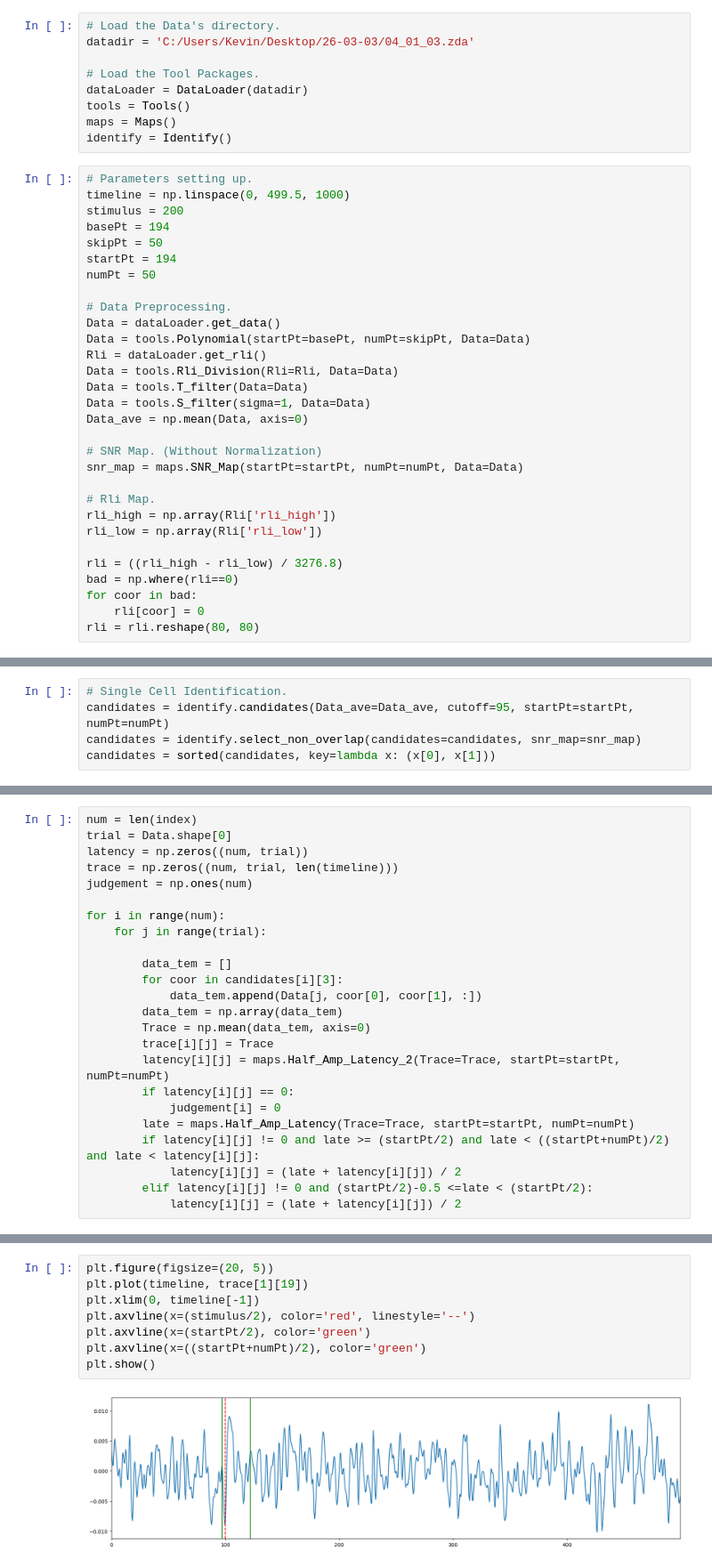
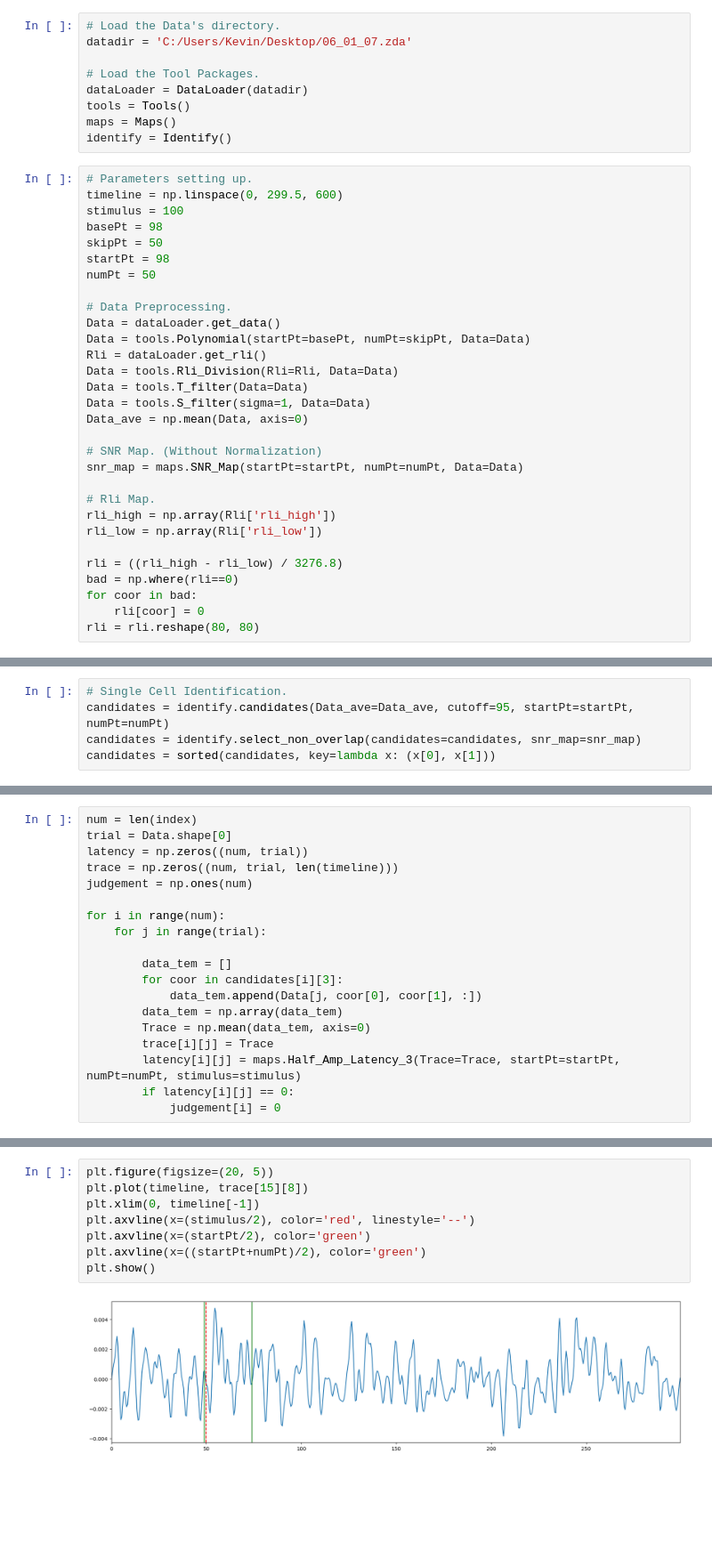
Before and after one commit to TianchengXu0420/ZDA_Adventure, a Jupyter notebook: 3x3Area_3.ipynb, the cells around one changed output, grey strips where cells are left out. Shown at 89% size. Drawn from its saved outputs; the diff is of its cells as text; blank space fills up the shorter version.

```diff
--- a/3x3Area_3.ipynb
+++ b/3x3Area_3.ipynb
@@ -12,7 +12,7 @@ from scipy.spatial.distance import cdist
 from scipy.signal import detrend
 # %%
 # Load the Data's directory.
-datadir = 'C:/Users/Kevin/Desktop/26-03-03/04_01_03.zda'
+datadir = 'C:/Users/Kevin/Desktop/06_01_07.zda'
 
 # Load the Tool Packages.
 dataLoader = DataLoader(datadir)
@@ -21,11 +21,11 @@ maps = Maps()
 identify = Identify()
 # %%
 # Parameters setting up.
-timeline = np.linspace(0, 499.5, 1000)
-stimulus = 200
-basePt = 194
+timeline = np.linspace(0, 299.5, 600)
+stimulus = 100
+basePt = 98
 skipPt = 50
-startPt = 194
+startPt = 98
 numPt = 50
 
 # Data Preprocessing.
@@ -153,14 +153,9 @@ for i in range(num):
         data_tem = np.array(data_tem)
         Trace = np.mean(data_tem, axis=0)
         trace[i][j] = Trace
-        latency[i][j] = maps.Half_Amp_Latency_2(Trace=Trace, startPt=startPt, numPt=numPt)
+        latency[i][j] = maps.Half_Amp_Latency_3(Trace=Trace, startPt=startPt, numPt=numPt, stimulus=stimulus)
         if latency[i][j] == 0:
             judgement[i] = 0
-        late = maps.Half_Amp_Latency(Trace=Trace, startPt=startPt, numPt=numPt)
-        if latency[i][j] != 0 and late >= (startPt/2) and late < ((startPt+numPt)/2) and late < latency[i][j]:
-            latency[i][j] = (late + latency[i][j]) / 2
-        elif latency[i][j] != 0 and (startPt/2)-0.5 <=late < (startPt/2):
-            latency[i][j] = (late + latency[i][j]) / 2
 # %%
 judgement
 # %% [output]
@@ -317,13 +303,13 @@ plt.show()
 # %%
 plt.figure(figsize=(20, 5))
-plt.plot(timeline, trace[1][19])
+plt.plot(timeline, trace[15][8])
 plt.xlim(0, timeline[-1])
 plt.axvline(x=(stimulus/2), color='red', linestyle='--')
 plt.axvline(x=(startPt/2), color='green')
 plt.axvline(x=((startPt+numPt)/2), color='green')
 plt.show()
 # %% [output]
-[figure, old version]
+[figure, new version]
 # %%
 '''
 with open('C:/Users/Kevin/Desktop/26-02-17/02_01_06_latency.dat', 'a') as f:
```
Also changed, not shown: parts of 6 cells of this notebook.
